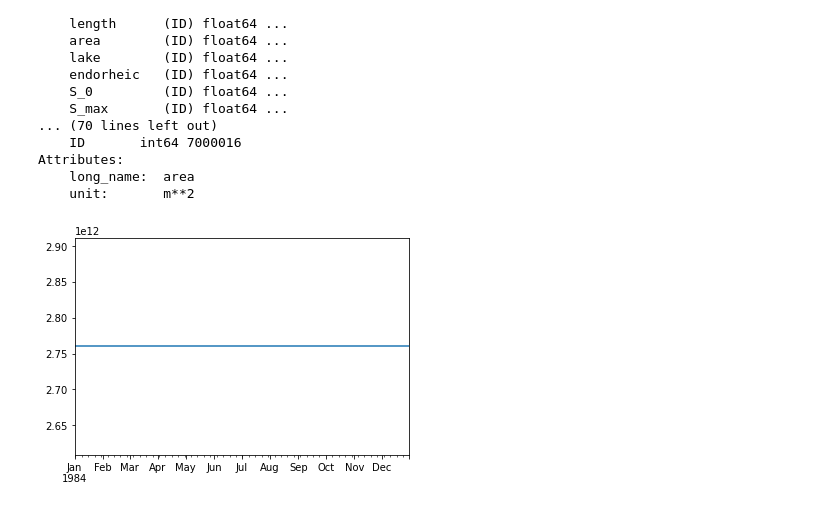
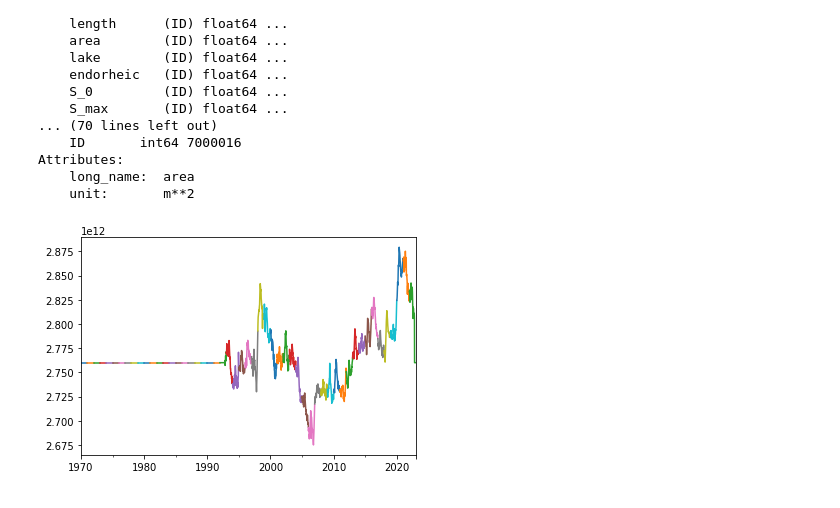
Before and after one commit to ShervanGharari/mizuRoute_HDMA_Global, a Jupyter notebook: code/E_Network_topology.ipynb, the cells around one changed output. Saved outputs shown, nothing was run; the diff lists cells and outputs as text; code cells hidden in the pictures.

```diff
--- a/code/E_Network_topology.ipynb
+++ b/code/E_Network_topology.ipynb
@@ -473,7 +473,7 @@ if os.path.isdir('./output/'):
     shutil.rmtree('./output/')
 os.makedirs('./output/')
 
-for j in np.arange(1984,1985):
+for j in np.arange(1970,2023):
 
     ##
     time_index = pd.date_range(start=str(j)+'-01-01', end=str(j)+'-12-31', freq='D')
@@ -481,31 +481,31 @@ for j in np.arange(1984,1985):
     data_array2 = xr.DataArray(-9999.0, coords=[time_index, ids], dims=['time', 'n'])
     data_array3 = xr.DataArray(np.array(ds['ID'][:]), coords=[ids], dims=['n'])
     dataset = xr.Dataset({'target_vol': data_array1,'abs_inj':data_array2,'ID':data_array3})
     dataset['ID'] = dataset['ID'].astype(int)
     dataset['target_vol'] = dataset['target_vol'].astype(float)
 
     ## adding the target volume for lake vicotoria
     water_level = water_level_org.copy()
     water_level = water_level.drop(columns = 'error')
     water_level['date'] = pd.to_datetime(water_level['date'])  # Convert 'Date' column to datetime type
     water_level = water_level.set_index('date')  # Set 'Date' column as the index
     water_level = water_level.resample('D').asfreq()
     water_level['water_level'] = water_level['water_level'].interpolate(method='linear')
     water_level = water_level.reindex(time_index)
     water_level['water_level'] = water_level['water_level'].fillna(1135)
     water_level['storage'] = (water_level['water_level']-1135)*6.716622*10**10+2.76*10**12
     water_level['storage'].plot()
 
     ## pass the water level for lake victoria to the dataset
     ID = dataset['ID'][:]
     idx = np.where(ID== 7000016)[0].item() # lake victoria ID in
     dataset['target_vol'][:,idx][:] = np.array(water_level['storage'])
     #dataset['ID'] = dataset['ID'].astype(float)
 
     ## save the xarray dataset as netcdf file
     if os.path.isfile('./output/WM_'+str(j)+'.nc'):
         os.remove('./output/WM_'+str(j)+'.nc')
     dataset.to_netcdf('./output/WM_'+str(j)+'.nc',\
                       encoding = {var: {'_FillValue': -9999, 'zlib': True, 'complevel': 9} for var in dataset.data_vars})
 # %% [output]
-[figure, old version]
+[figure, new version]
```
Also changed, not shown: parts of 2 cells of this notebook, 2 other files.
